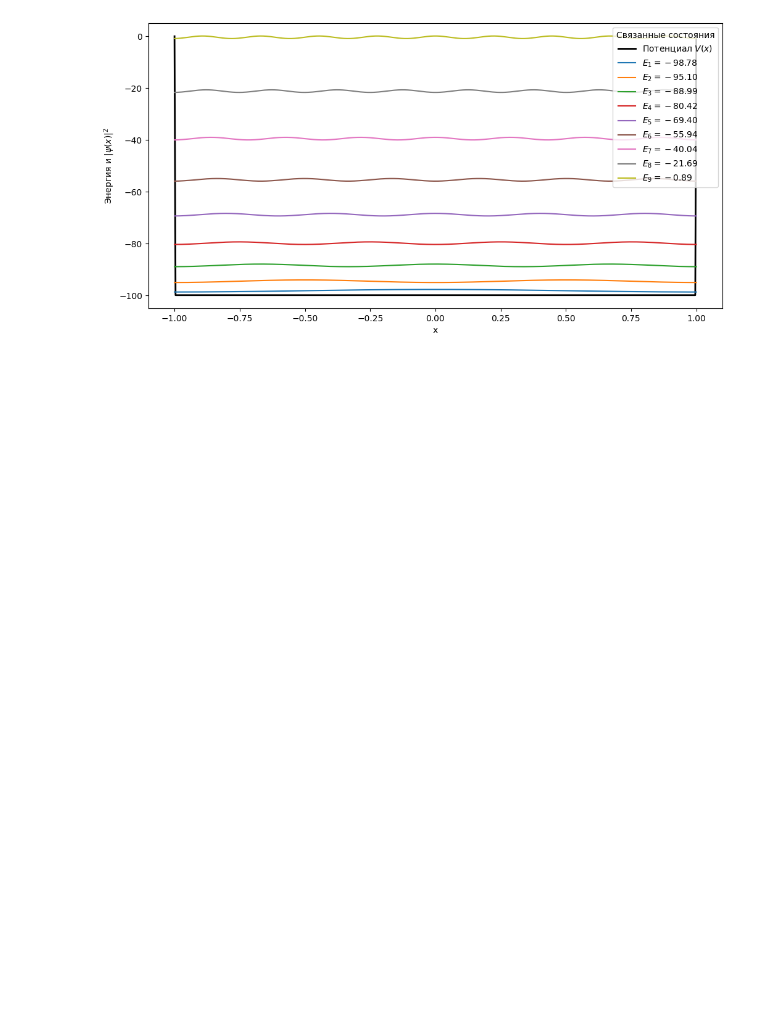
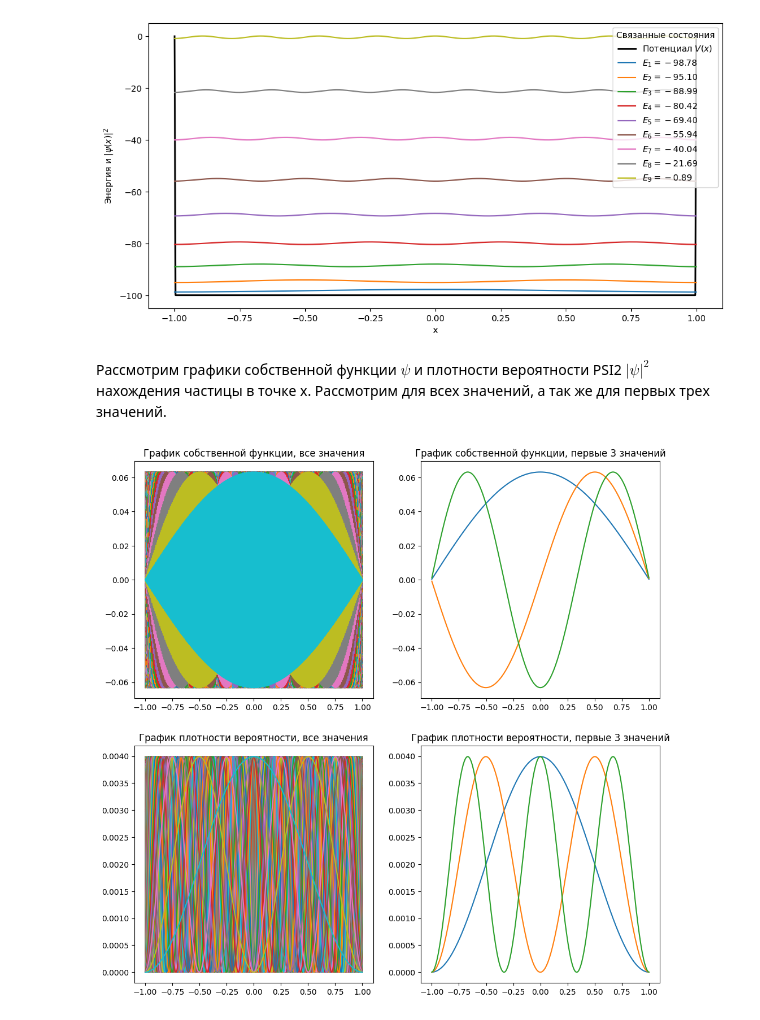
Before and after one commit to HuTao1Love/quantum_physics_modelings, a Jupyter notebook: task1.ipynb, the cells around one changed output. Saved outputs shown, nothing was run; the diff lists cells and outputs as text; code cells hidden in the pictures; blank space fills up the shorter version.

Commit message:
add graphics to first modeling

```diff
--- a/task1.ipynb
+++ b/task1.ipynb
@@ -157,3 +157,26 @@ plt.legend(title="Связанные состояния")
 plt.show()
 # %% [output]
 [figure]
+# %% [markdown]
+Рассмотрим графики собственной функции $\psi$ и плотности вероятности PSI2 $|\psi|^2$ нахождения частицы в точке x. Рассмотрим для всех значений, а так же для первых трех значений.
+# %%
+FIRST_N = 3
+E, PSI = eigh(H)
+PSI2 = np.abs(PSI)**2
+
+fig, axes = plt.subplots(2, 2, figsize=(12, 12))
+axes[0, 0].set_title("График собственной функции, все значения")
+axes[0, 1].set_title(f"График собственной функции, первые {FIRST_N} значений")
+axes[1, 0].set_title("График плотности вероятности, все значения")
+axes[1, 1].set_title(f"График плотности вероятности, первые {FIRST_N} значений")
+
+for i in range(len(E)):
+    axes[0, 0].plot(x, PSI[:, i], label='n={}; E={}'.format(i, round(E[i]), 2))
+    axes[1, 0].plot(x, PSI2[:, i], label='n={}; E={}'.format(i, round(E[i]), 2))
+    if i < FIRST_N:
+        axes[0, 1].plot(x, PSI[:, i], label='n={}; E={}'.format(i, round(E[i]), 2))
+        axes[1, 1].plot(x, PSI2[:, i], label='n={}; E={}'.format(i, round(E[i]), 2))
+
+plt.show()
+# %% [output]
+[figure, added]
```
